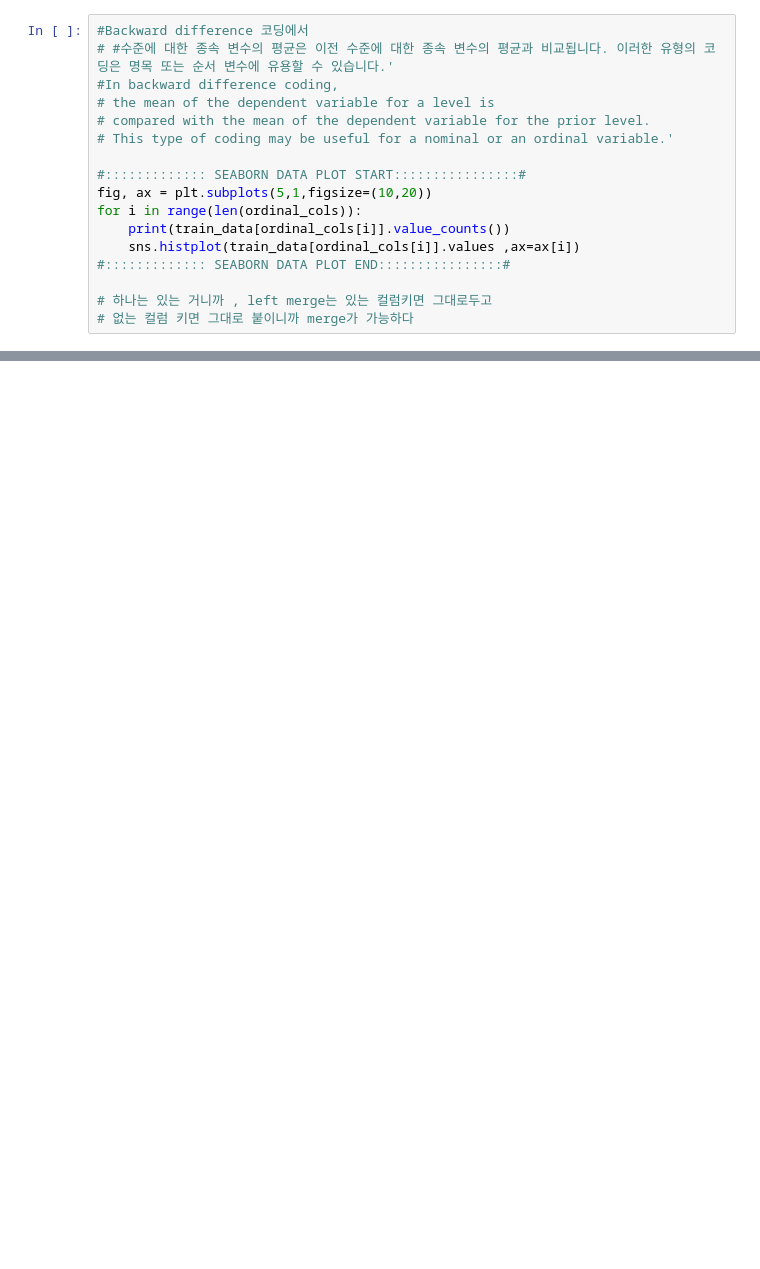
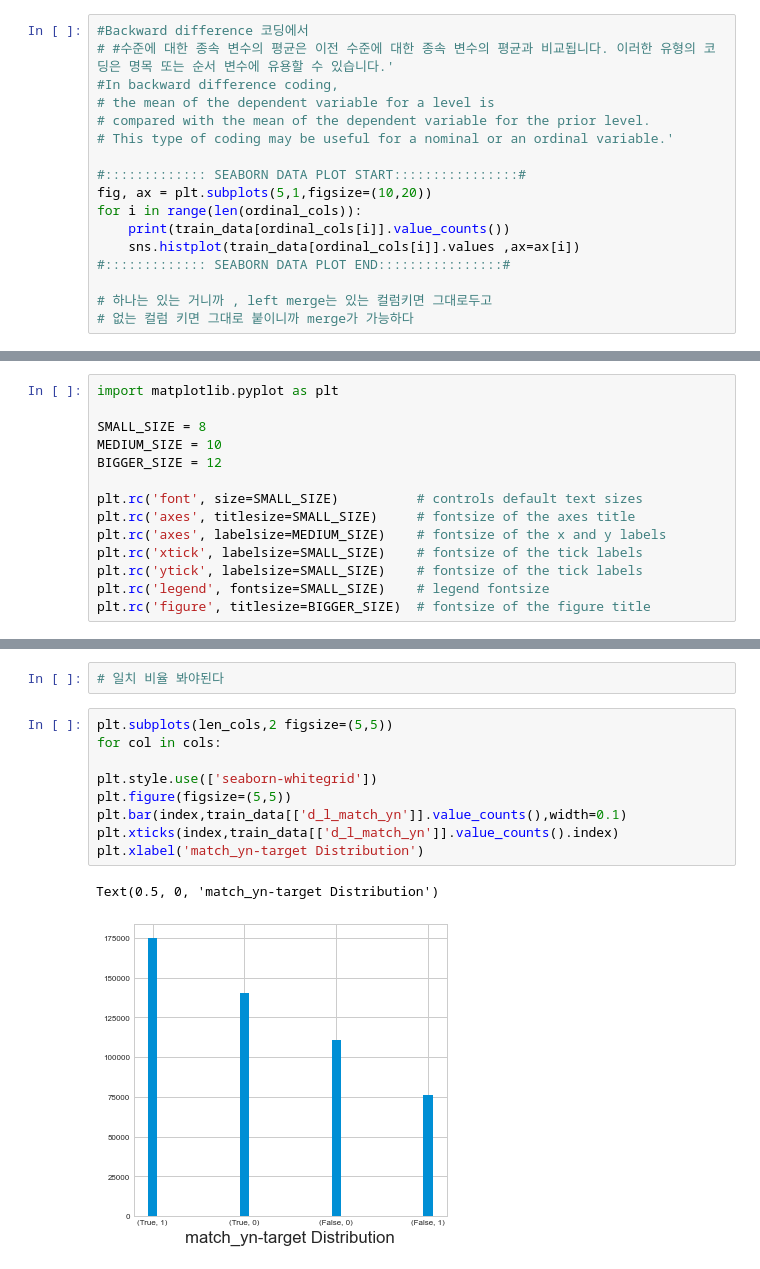
Before and after one commit to citizenofathens/JobCare, a Jupyter notebook: EDA2.ipynb, the cells around one changed output, grey strips where cells are left out. Saved outputs shown, nothing was run; the diff lists cells and outputs as text; blank space fills up the shorter version.

```diff
--- a/EDA2.ipynb
+++ b/EDA2.ipynb
@@ -325,0 +705,14 @@ history
+# %%
+import matplotlib.pyplot as plt
+
+SMALL_SIZE = 8
+MEDIUM_SIZE = 10
+BIGGER_SIZE = 12
+
+plt.rc('font', size=SMALL_SIZE)          # controls default text sizes
+plt.rc('axes', titlesize=SMALL_SIZE)     # fontsize of the axes title
+plt.rc('axes', labelsize=MEDIUM_SIZE)    # fontsize of the x and y labels
+plt.rc('xtick', labelsize=SMALL_SIZE)    # fontsize of the tick labels
+plt.rc('ytick', labelsize=SMALL_SIZE)    # fontsize of the tick labels
+plt.rc('legend', fontsize=SMALL_SIZE)    # legend fontsize
+plt.rc('figure', titlesize=BIGGER_SIZE)  # fontsize of the figure title
@@ -325,0 +734,14 @@ history
+# %%
+# 일치 비율 봐야된다
+# %%
+plt.subplots(len_cols,2 figsize=(5,5))
+for col in cols:
+
+plt.style.use(['seaborn-whitegrid'])
+plt.figure(figsize=(5,5))
+plt.bar(index,train_data[['d_l_match_yn']].value_counts(),width=0.1)
+plt.xticks(index,train_data[['d_l_match_yn']].value_counts().index)
+plt.xlabel('match_yn-target Distribution')
+# %% [output]
+Text(0.5, 0, 'match_yn-target Distribution')
+[figure, added]
```
Also changed, not shown: parts of 120 cells of this notebook.
